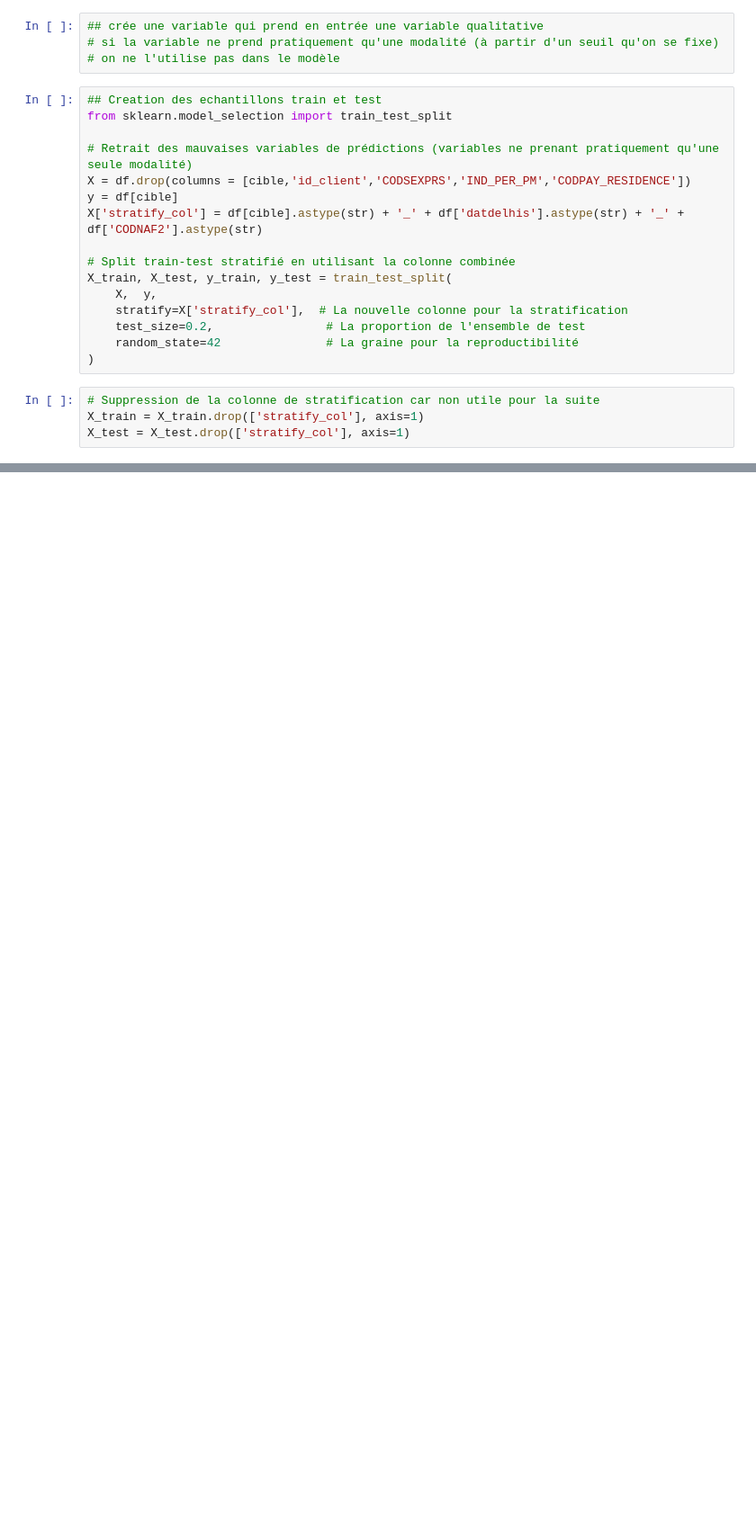
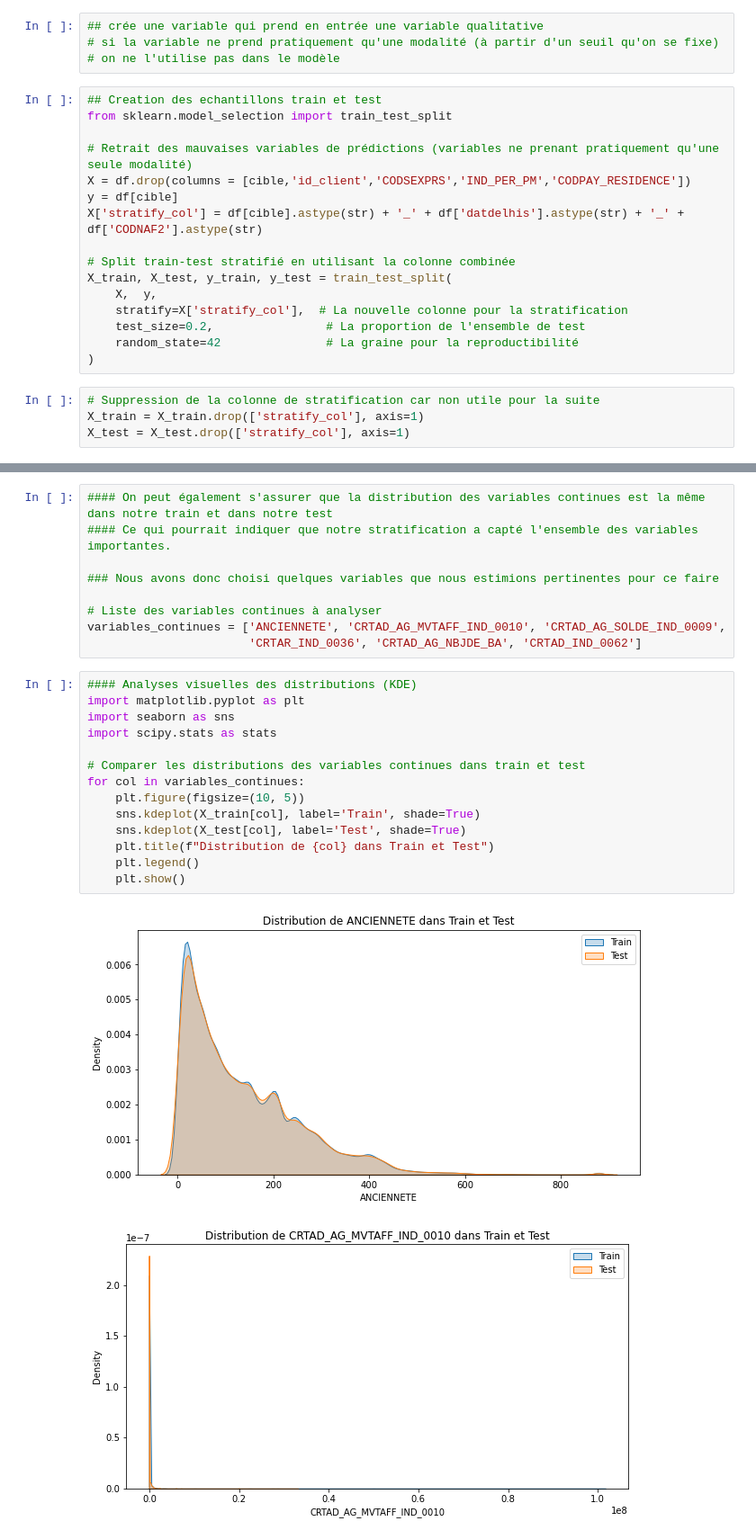
Before and after one commit to cheryl-kdio/Scoring-pj, a Jupyter notebook: desc.ipynb, the cells around one changed output, grey strips where cells are left out. Shown at 90% size. Saved outputs shown, nothing was run; the diff lists cells and outputs as text; blank space fills up the shorter version.

Commit message:
etapes liminaires avant la selection des variables

```diff
--- a/desc.ipynb
+++ b/desc.ipynb
@@ -191,0 +238,26 @@ memory usage: 242.0+ MB
+# %%
+#### On peut également s'assurer que la distribution des variables continues est la même dans notre train et dans notre test
+#### Ce qui pourrait indiquer que notre stratification a capté l'ensemble des variables importantes.
+
+### Nous avons donc choisi quelques variables que nous estimions pertinentes pour ce faire
+
+# Liste des variables continues à analyser
+variables_continues = ['ANCIENNETE', 'CRTAD_AG_MVTAFF_IND_0010', 'CRTAD_AG_SOLDE_IND_0009',
+                       'CRTAR_IND_0036', 'CRTAD_AG_NBJDE_BA', 'CRTAD_IND_0062']
+# %%
+#### Analyses visuelles des distributions (KDE)
+import matplotlib.pyplot as plt
+import seaborn as sns
+import scipy.stats as stats
+
+# Comparer les distributions des variables continues dans train et test
+for col in variables_continues:
+    plt.figure(figsize=(10, 5))
+    sns.kdeplot(X_train[col], label='Train', shade=True)
+    sns.kdeplot(X_test[col], label='Test', shade=True)
+    plt.title(f"Distribution de {col} dans Train et Test")
+    plt.legend()
+    plt.show()
+# %% [output]
+[figure, added]
+[figure, added]
```
Also changed, not shown: parts of 35 cells of this notebook.
